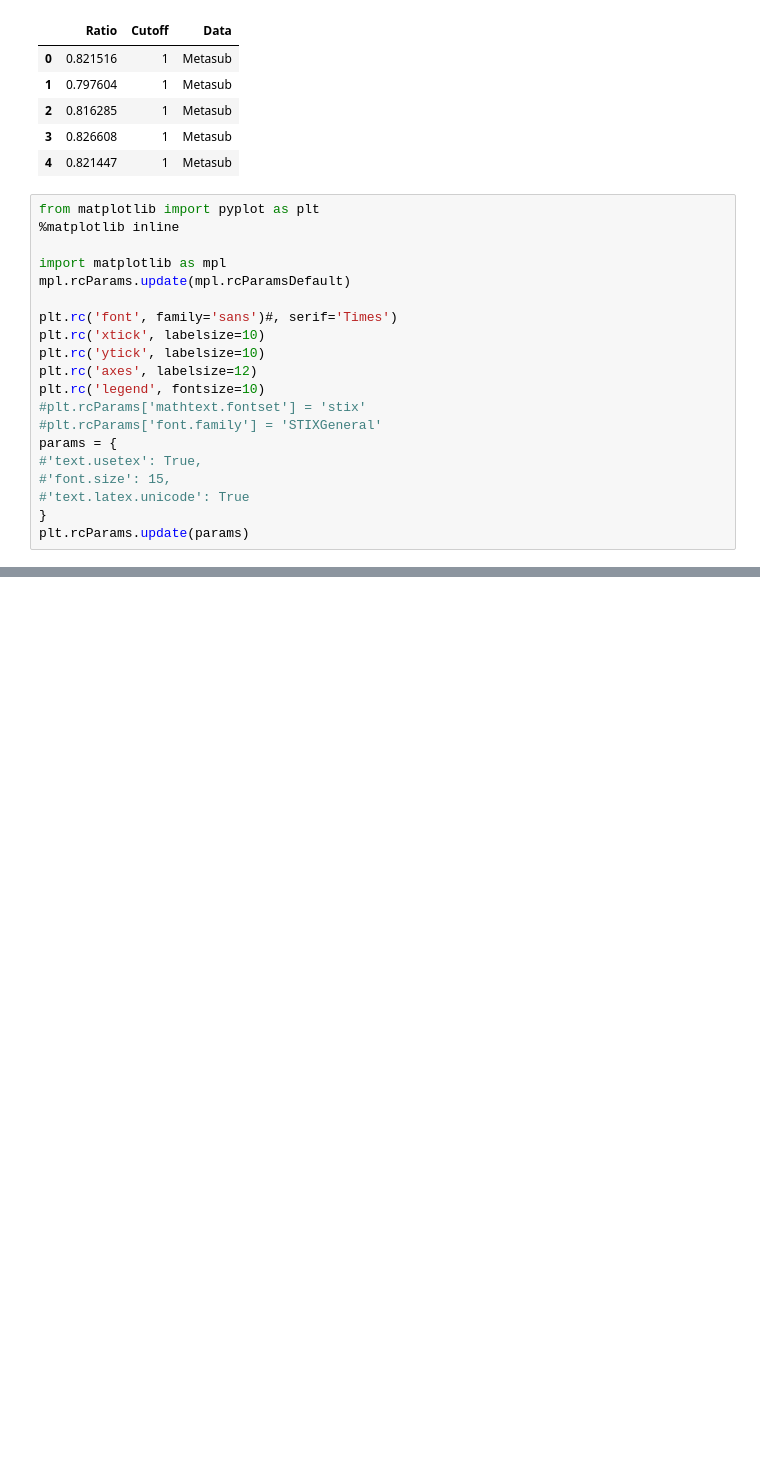
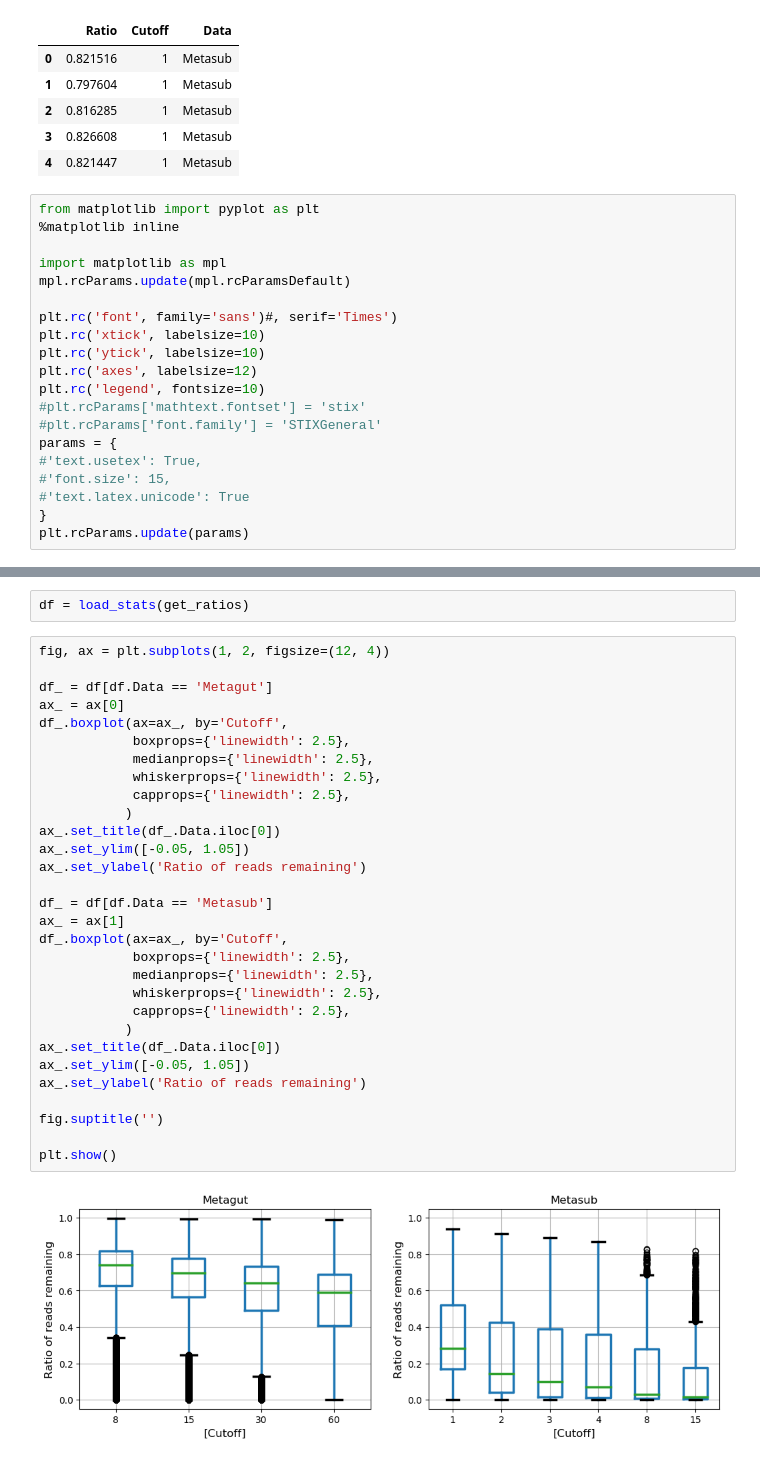
Before and after one commit to ratschlab/metagraph, a Jupyter notebook: analysis.ipynb, the cells around one changed output, grey strips where cells are left out. Cells and saved outputs as stored; diff of their text form; blank space fills up the shorter version.

```diff
--- a/analysis.ipynb
+++ b/analysis.ipynb
@@ -1037,0 +1126,34 @@ plt.show()
+# %%
+df = load_stats(get_ratios)
+# %%
+fig, ax = plt.subplots(1, 2, figsize=(12, 4))
+
+df_ = df[df.Data == 'Metagut']
+ax_ = ax[0]
+df_.boxplot(ax=ax_, by='Cutoff',
+            boxprops={'linewidth': 2.5},
+            medianprops={'linewidth': 2.5},
+            whiskerprops={'linewidth': 2.5},
+            capprops={'linewidth': 2.5},
+           )
+ax_.set_title(df_.Data.iloc[0])
+ax_.set_ylim([-0.05, 1.05])
+ax_.set_ylabel('Ratio of reads remaining')
+
+df_ = df[df.Data == 'Metasub']
+ax_ = ax[1]
+df_.boxplot(ax=ax_, by='Cutoff',
+            boxprops={'linewidth': 2.5},
+            medianprops={'linewidth': 2.5},
+            whiskerprops={'linewidth': 2.5},
+            capprops={'linewidth': 2.5},
+           )
+ax_.set_title(df_.Data.iloc[0])
+ax_.set_ylim([-0.05, 1.05])
+ax_.set_ylabel('Ratio of reads remaining')
+
+fig.suptitle('')
+
+plt.show()
+# %% [output]
+[figure, added]
```
Also changed, not shown: parts of 5 cells of this notebook, 1 other file.
